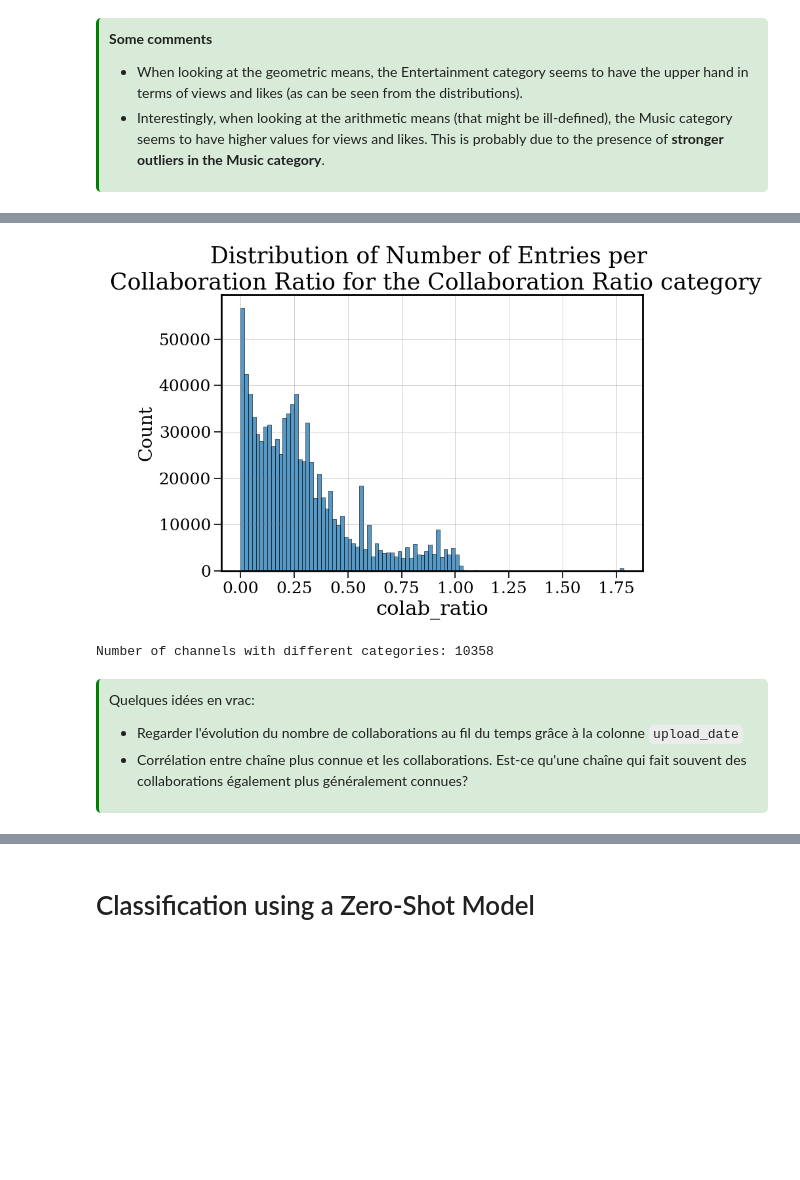
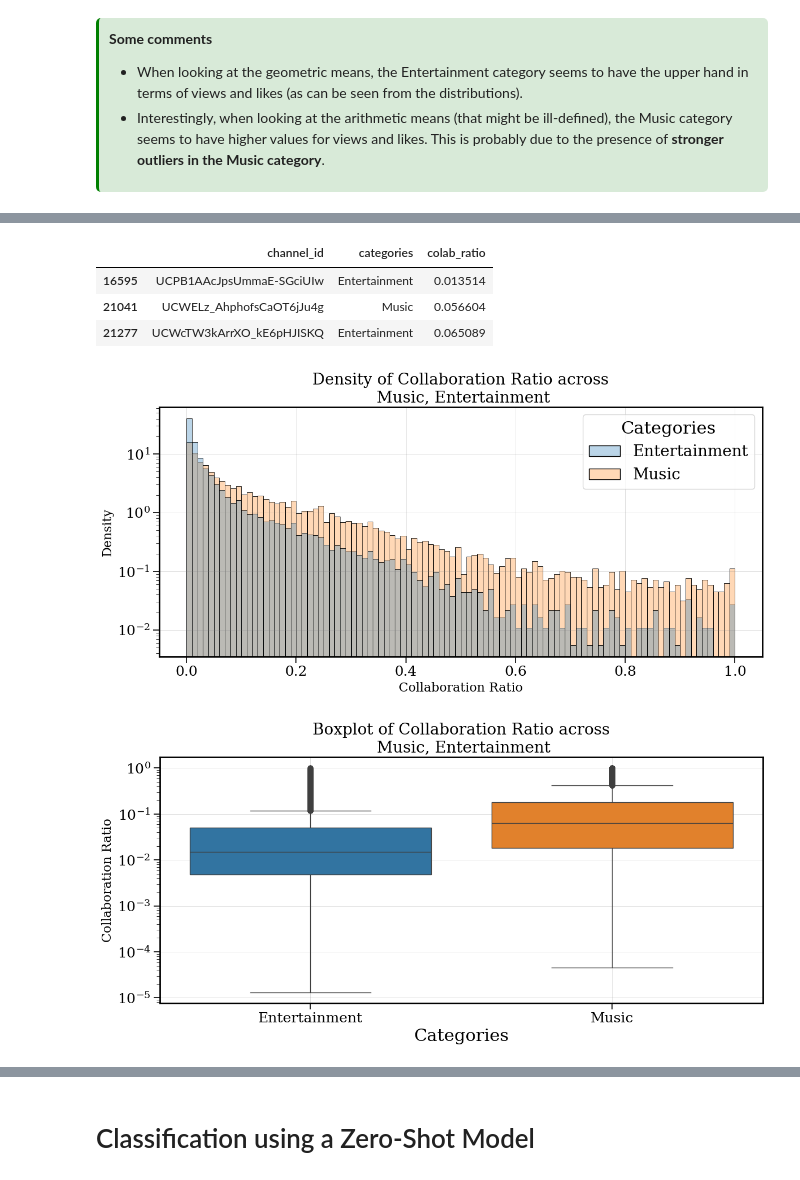
Before and after one commit to epfl-ada/ada-2024-project-tropicaltoucansinsight, a Jupyter notebook: collaborations.ipynb, the cells around one changed output, grey strips where cells are left out. Saved outputs shown, nothing was run; the diff lists cells and outputs as text; code cells hidden in the pictures; blank space fills up the shorter version.

Commit message:
Notebook update
- More collaborations in the music category

```diff
--- a/collaborations.ipynb
+++ b/collaborations.ipynb
@@ -316,7 +311,7 @@ df_collaborations.sample(3)
 # Open the channels data, filter the Music and Entertainment categories, and drop the join_date column
 df_channels = pd.read_csv('data/channels.tsv.gz', sep='\t', compression='gzip')
 df_channels = df_channels[df_channels['category_cc'].isin(['Music', 'Entertainment'])]
-df_channels = df_channels.drop(columns=['join_date', 'category_cc'], axis=1)
+df_channels = df_channels.drop(columns=['join_date', 'category_cc', 'videos_cc'], axis=1)
 df_channels = df_channels.rename(columns={'channel': 'channel_id'})
 
 print(f"Number of unique channels in the Entertainment and Music categories: {df_channels.shape[0]}")
@@ -325,12 +320,13 @@ print(f"Number of unique channels in the Entertainment and Music categories: {df
 df = pd.merge(df_collaborations, df_channels, on='channel_id', how='left')
 
 # Create a new column that calculates the ratio of collaborations to the total number of videos
-df['colab_ratio'] = df['collaborations_count'] / df['videos_cc']
+df['colab_ratio'] = df['collaborations_count'] / df['video_count']
 
 # Reorder the columns
 new_order = ['name_cc', 'title', 'view_count', 'like_count', 'dislike_count', 'description', 'tags', 'upload_date', 'subscribers_cc',
-             'videos_cc', 'collaborations_count', 'colab_ratio', 'channel_id', 'categories']
+             'video_count', 'collaborations_count', 'colab_ratio', 'channel_id', 'categories']
 
 df = df[new_order].copy()
+df.sample(3)
 # %% [output]
 Number of unique channels in the Entertainment and Music categories: 55513
@@ -337,25 +337,31 @@ Number of unique channels in the Entertainment and Music categories: 55513
-# %%
-# Plot the distribution of the collaboration ratio
-data_utils.plot_category_distribution(df_data=df,
-                                      columns=["colab_ratio"],
-                                      category="Collaboration Ratio",
-                                      x_logs=[False],
-                                      y_logs=[False],
-                                      kind="hist",
-                                      print_summary=False)
-# %% [output]
-[figure, removed]
-# %%
-# counts the number of channels that have different categories and category_cc columns (i.e. channels that have both Music and Entertainment categories)
-test_df = df[df['category_cc'] != df['categories']]
-print(f"Number of channels with different categories: {test_df['channel_id'].nunique()}")
-# %% [output]
-Number of channels with different categories: 10358
-# %% [markdown]
-<div style="background-color: #D8EAD8; border-left:3px solid green; padding: 10px; border-radius: 5px;">
-
-Quelques idées en vrac:
-- Regarder l'évolution du nombre de collaborations au fil du temps grâce à la colonne `upload_date`
-- Corrélation entre chaîne plus connue et les collaborations. Est-ce qu'une chaîne qui fait souvent des collaborations également plus généralement connues?
-
-</div>
+# %%
+# 4. Collect the collaboration ratio for each channel and category
+df_colab_ratio = df.groupby(['channel_id', 'categories'])['colab_ratio'].mean().reset_index()
+df_colab_ratio.sample(3)
+# %% [output]
+|  | channel_id | categories | colab_ratio |
+| 16595 | UCPB1AAcJpsUmmaE-SGciUIw | Entertainment | 0.013514 |
+| 21041 | UCWELz_AhphofsCaOT6jJu4g | Music | 0.056604 |
+| 21277 | UCWcTW3kArrXO_kE6pHJISKQ | Entertainment | 0.065089 |
+# %%
+# 5. Comparison of the collaboration ratio between the Music and Entertainment categories
+data_utils.compare_distribution_across_categories(df_colab_ratio,
+                                                  columns=["colab_ratio"],
+                                                  categories=["Music", "Entertainment"],
+                                                  hue="categories",
+                                                  x_logs=[False],
+                                                  y_logs=[True],
+                                                  kind="hist",
+                                                  marker_only=False,
+                                                  density=True)
+
+data_utils.compare_distribution_across_categories(df_colab_ratio,
+                                                  columns=["colab_ratio"],
+                                                  categories=["Music", "Entertainment"],
+                                                  hue="categories",
+                                                  x_logs=[False],
+                                                  y_logs=[True],
+                                                  kind="boxplot")
+# %% [output]
+[figure, added]
+[figure, added]
```
Also changed, not shown: parts of 18 cells of this notebook, 1 other file.
